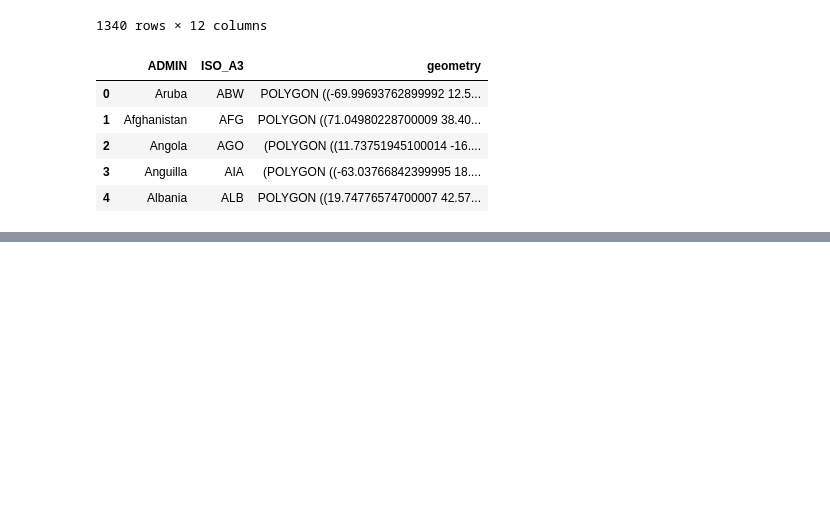
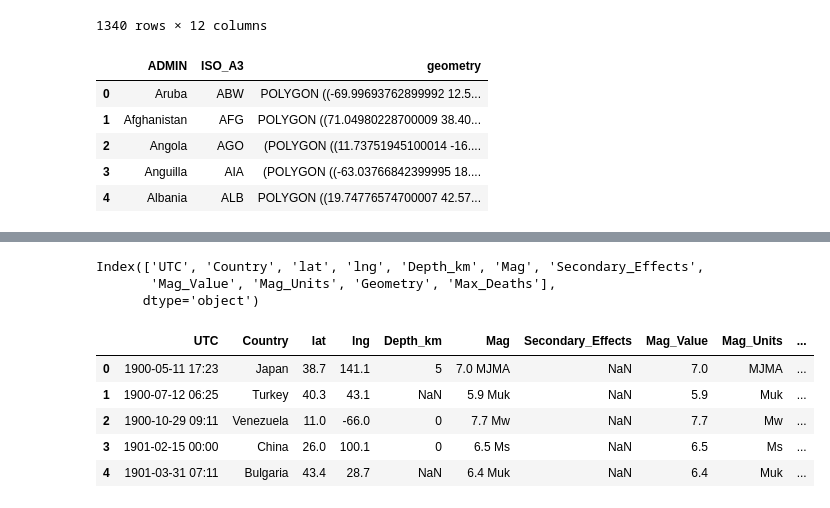
Before and after one commit to smitamisra/StrikingRobo_Earthquakes, a Jupyter notebook: SM2.ipynb, the cells around one changed output, grey strips where cells are left out. Drawn from its saved outputs; the diff is of its cells as text; code cells hidden in the pictures; blank space fills up the shorter version.

```diff
--- a/SM2.ipynb
+++ b/SM2.ipynb
@@ -170,0 +820,4 @@ NameError: name 'gdf' is not defined
+# %%
+#To clean up the df reamne the EQ2
+EQ3 = EQ2
+EQ3.columns
@@ -170,0 +831,3 @@ NameError: name 'gdf' is not defined
+# %%
+EQ3 = EQ3.drop(['PDE Shaking Deaths', 'PDE Total Deaths', 'Utsu Total Deaths', 'EM-DAT Total Deaths', 'Other Source Deaths'], axis=1)
+EQ3.head(5)
@@ -170,0 +841,17 @@ NameError: name 'gdf' is not defined
+# %%
+EQ3.columns = ["UTC", "Country", "lat", "lng", "Depth_km", "Mag", "Secondary_Effects", "Mag_Value", "Mag_Units", "Geometry", "Max_Deaths"]
+# %%
+EQ3.columns
+# %% [output]
+Index(['UTC', 'Country', 'lat', 'lng', 'Depth_km', 'Mag', 'Secondary_Effects',
+       'Mag_Value', 'Mag_Units', 'Geometry', 'Max_Deaths'],
+      dtype='object')
+# %%
+EQ3.head()
+# %% [output]
+|  | UTC | Country | lat | lng | Depth_km | Mag | Secondary_Effects | Mag_Value | Mag_Units | ... |
+| 0 | 1900-05-11 17:23 | Japan | 38.7 | 141.1 | 5 | 7.0 MJMA | NaN | 7.0 | MJMA | ... |
+| 1 | 1900-07-12 06:25 | Turkey | 40.3 | 43.1 | NaN | 5.9 Muk | NaN | 5.9 | Muk | ... |
+| 2 | 1900-10-29 09:11 | Venezuela | 11.0 | -66.0 | 0 | 7.7 Mw | NaN | 7.7 | Mw | ... |
+| 3 | 1901-02-15 00:00 | China | 26.0 | 100.1 | 0 | 6.5 Ms | NaN | 6.5 | Ms | ... |
+| 4 | 1901-03-31 07:11 | Bulgaria | 43.4 | 28.7 | NaN | 6.4 Muk | NaN | 6.4 | Muk | ... |
```
Also changed, not shown: parts of 62 cells of this notebook, 2 other files.
